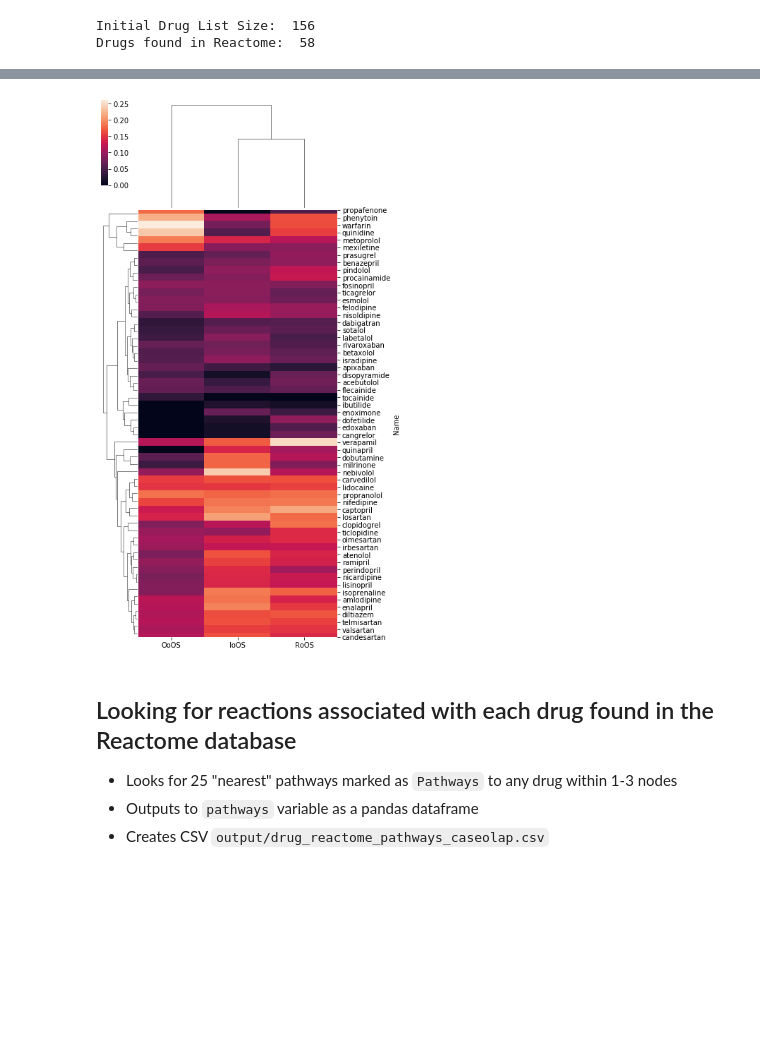
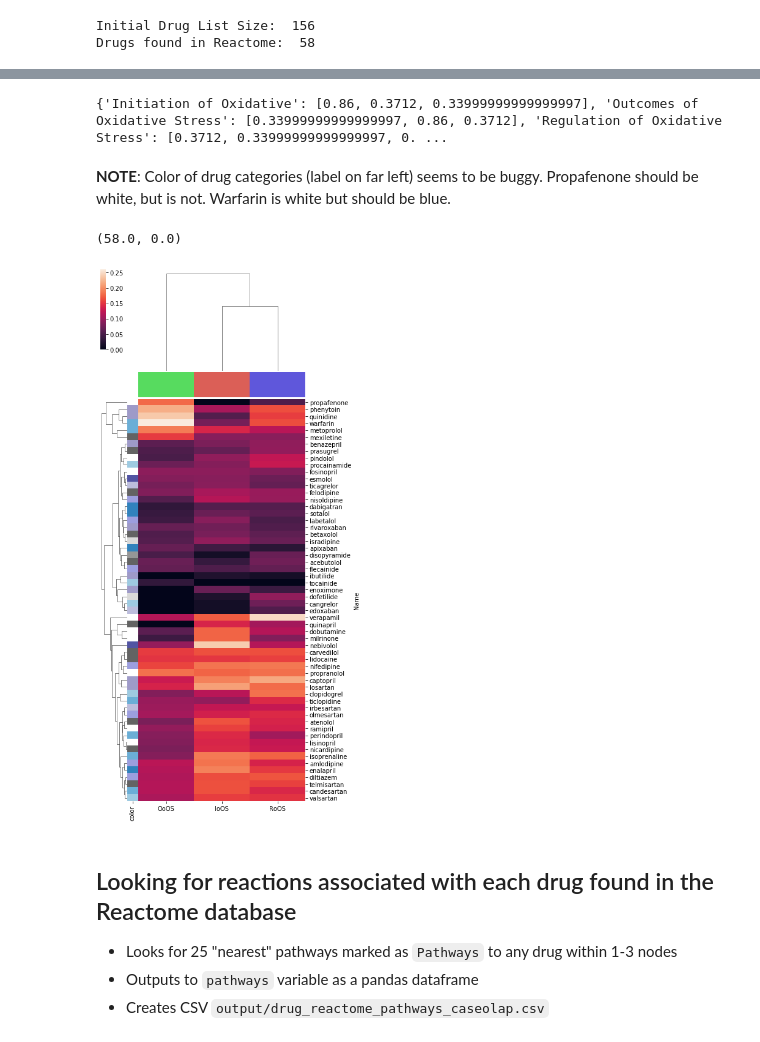
Before and after one commit to pinglab-intern/caseolap-pipeline, a Jupyter notebook: Explore_Drug_chemical_OxStress.ipynb, the cells around one changed output, grey strips where cells are left out. Cells and saved outputs as stored; diff of their text form; code cells hidden in the pictures; blank space fills up the shorter version.

```diff
--- a/Explore_Drug_chemical_OxStress.ipynb
+++ b/Explore_Drug_chemical_OxStress.ipynb
@@ -85,9 +108,9 @@ caseolap_results = pd.read_csv('lib/caseolap.csv')
 drugs_with_caseOLAP = drugs_in_reactome.merge(
     caseolap_results.rename(columns={'protein': 'Name'}),
     how='inner',
-    validate='1:1'
+    validate='m:1'
 ).set_index('Name')
+print('Drugs found in caseOLAP and Reactome: ', drugs_with_caseOLAP.displayName.nunique())
 drugs_with_caseOLAP.head()
-print('Drugs found in caseOLAP and Reactome: ', drugs_with_caseOLAP.displayName.nunique())
 # %% [output]
 Drugs found in caseOLAP and Reactome:  58
@@ -94,7 +124,28 @@ Drugs found in caseOLAP and Reactome:  58
-# %%
-sns.clustermap(drugs_with_caseOLAP[['IoOS', 'OoOS', 'RoOS']], figsize=(6,14));
-# %% [output]
-[figure, removed]
+# %%
+import json
+drug_pal_dict = json.load(open('lib/drug_cat_palette.json', 'r'))
+chem_pal_dict = json.load(open('lib/chem_cat_palette.json', 'r'))
+print(chem_pal_dict)
+# %% [output]
+{'Initiation of Oxidative': [0.86, 0.3712, 0.33999999999999997], 'Outcomes of Oxidative Stress': [0.33999999999999997, 0.86, 0.3712], 'Regulation of Oxidative Stress': [0.3712, 0.33999999999999997, 0. ...
+# %% [markdown]
+**NOTE**: Color of drug categories (label on far left) seems to be buggy. Propafenone should be white, but is not. Warfarin is white but should be blue.
+# %%
+drugs_with_caseOLAP['color'] = drugs_with_caseOLAP.drug_cat.map(drug_pal_dict).fillna('white')
+
+clust = sns.clustermap(
+    drugs_with_caseOLAP[['IoOS', 'OoOS', 'RoOS']].drop_duplicates(),
+    figsize=(6,16),
+    row_colors=drugs_with_caseOLAP['color'],
+    col_colors=[chem_pal_dict[cat] for cat in ['Initiation of Oxidative', 'Outcomes of Oxidative Stress', 'Regulation of Oxidative Stress']]
+)
+
+ax = clust.ax_heatmap
+y_lims = ax.get_ylim()
+ax.set_ylim([y_lims[0] + 0.5, y_lims[1] - .5])
+# %% [output]
+(58.0, 0.0)
+[figure, added]
 # %% [markdown]
 ## Looking for reactions associated with each drug found in the Reactome database
 
```
Also changed, not shown: parts of 7 cells of this notebook, 3 other files.
